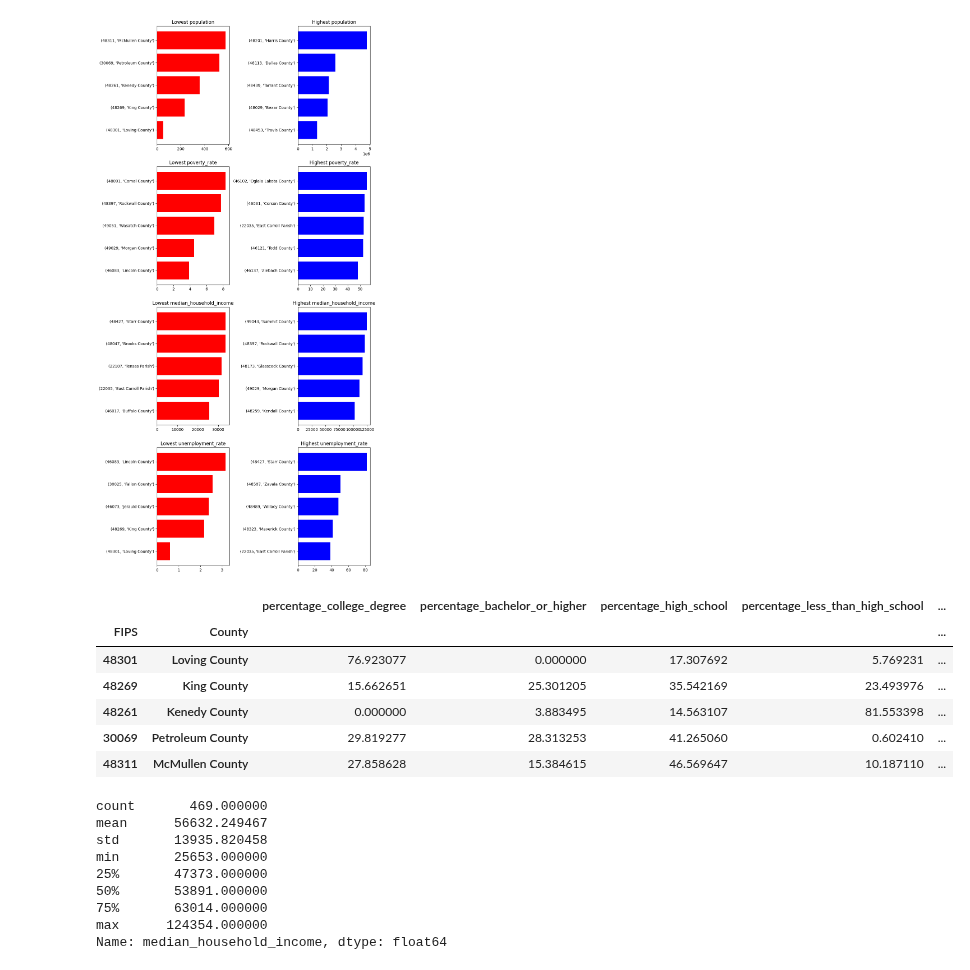
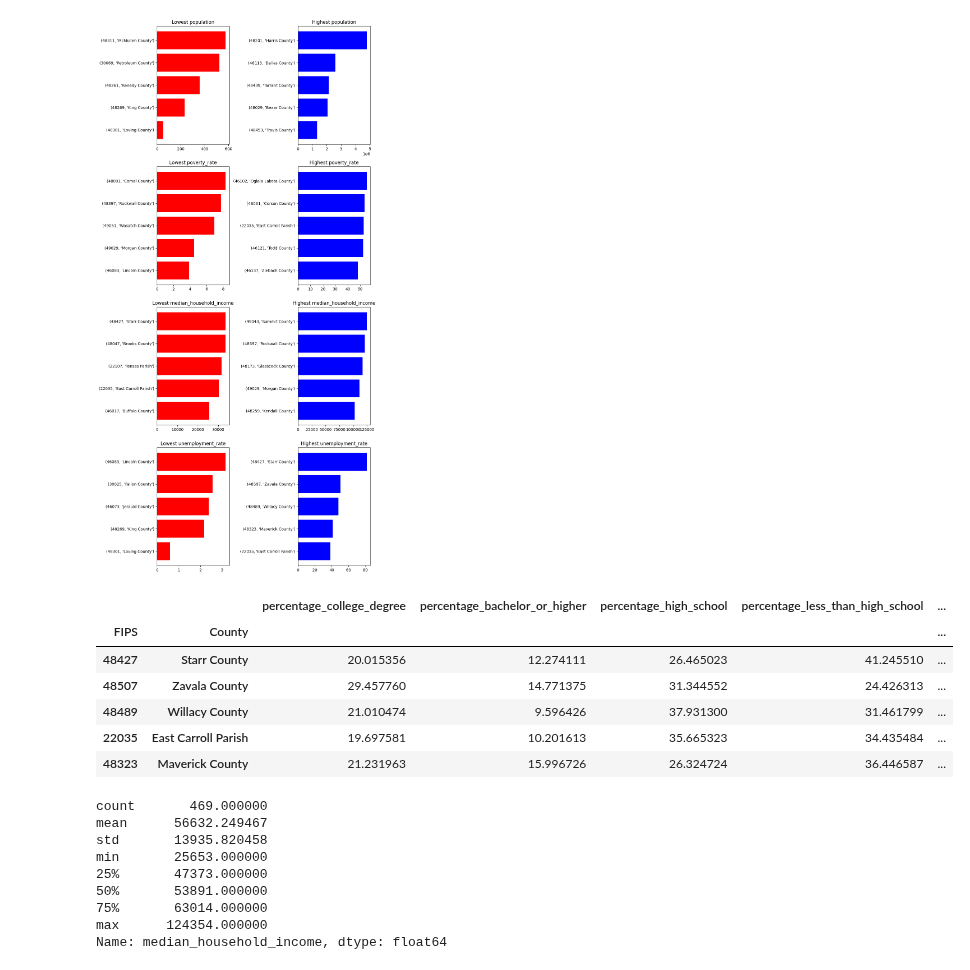
Before and after one commit to HaukeSchwarz/Thesis, a Jupyter notebook: notebooks/Low5_Economic_Cleaning.ipynb, the cells around one changed output. Cells and saved outputs as stored; diff of their text form; code cells hidden in the pictures.

Commit message:
adding blocker for further detail on enrichment data (but does not work, as the graph for unemployment data has a wrong axis)

```diff
--- a/notebooks/Low5_Economic_Cleaning.ipynb
+++ b/notebooks/Low5_Economic_Cleaning.ipynb
@@ -310,15 +314,15 @@ plt.show()
 # %% [output]
 [figure]
 # %%
-low5_geo.sort_values("population", ascending = True).head()
+low5_geo.sort_values("unemployment_rate", ascending = False).head()
 # %% [output]
 |  |  | percentage_college_degree | percentage_bachelor_or_higher | percentage_high_school | percentage_less_than_high_school | ... |
 | FIPS | County |  |  |  |  | ... |
-| 48301 | Loving County | 76.923077 | 0.000000 | 17.307692 | 5.769231 | ... |
-| 48269 | King County | 15.662651 | 25.301205 | 35.542169 | 23.493976 | ... |
-| 48261 | Kenedy County | 0.000000 | 3.883495 | 14.563107 | 81.553398 | ... |
-| 30069 | Petroleum County | 29.819277 | 28.313253 | 41.265060 | 0.602410 | ... |
-| 48311 | McMullen County | 27.858628 | 15.384615 | 46.569647 | 10.187110 | ... |
+| 48427 | Starr County | 20.015356 | 12.274111 | 26.465023 | 41.245510 | ... |
+| 48507 | Zavala County | 29.457760 | 14.771375 | 31.344552 | 24.426313 | ... |
+| 48489 | Willacy County | 21.010474 | 9.596426 | 37.931300 | 31.461799 | ... |
+| 22035 | East Carroll Parish | 19.697581 | 10.201613 | 35.665323 | 34.435484 | ... |
+| 48323 | Maverick County | 21.231963 | 15.996726 | 26.324724 | 36.446587 | ... |
 # %%
 low5_geo.to_pickle("C:/Users/Hauke/OneDrive - ucp.pt/04_Thesis/00_GitHub/Thesis/data/processed/enrichment/low5_geo.pkl")
 # %%
```
Also changed, not shown: parts of 1 cell of this notebook, 4 other files.
